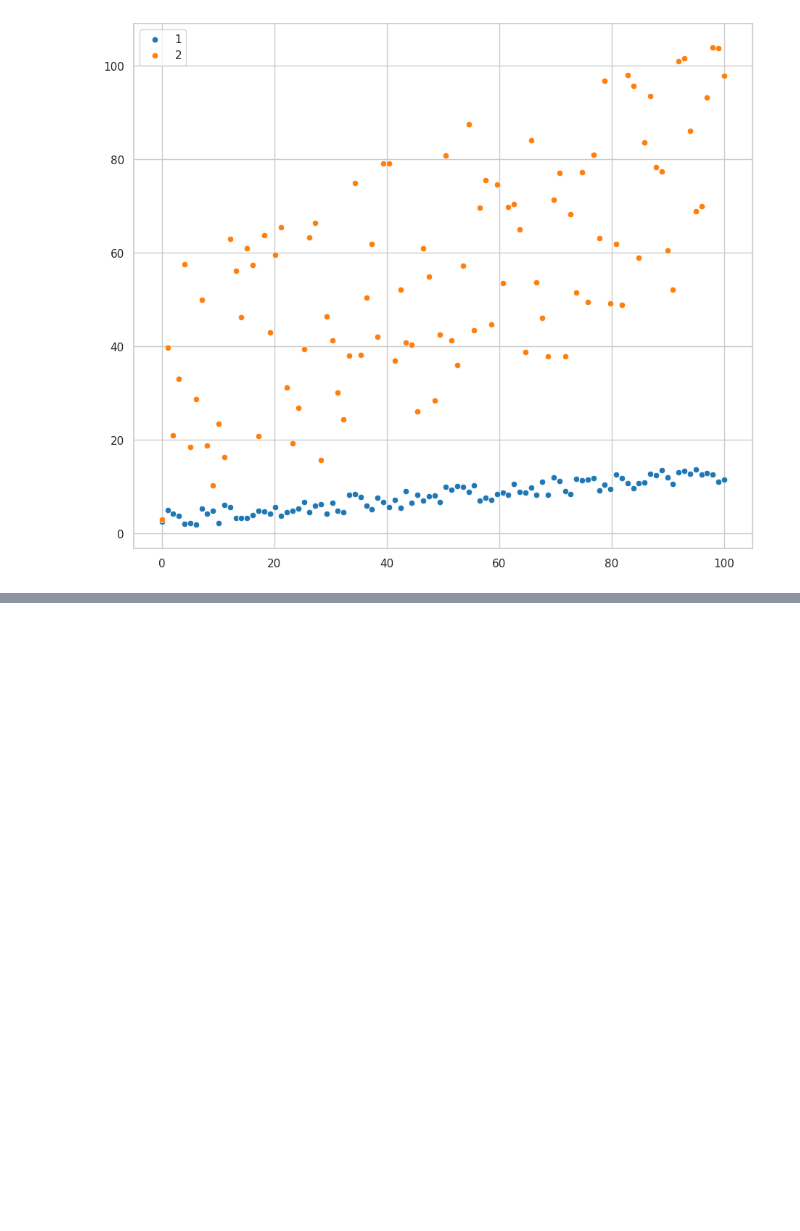
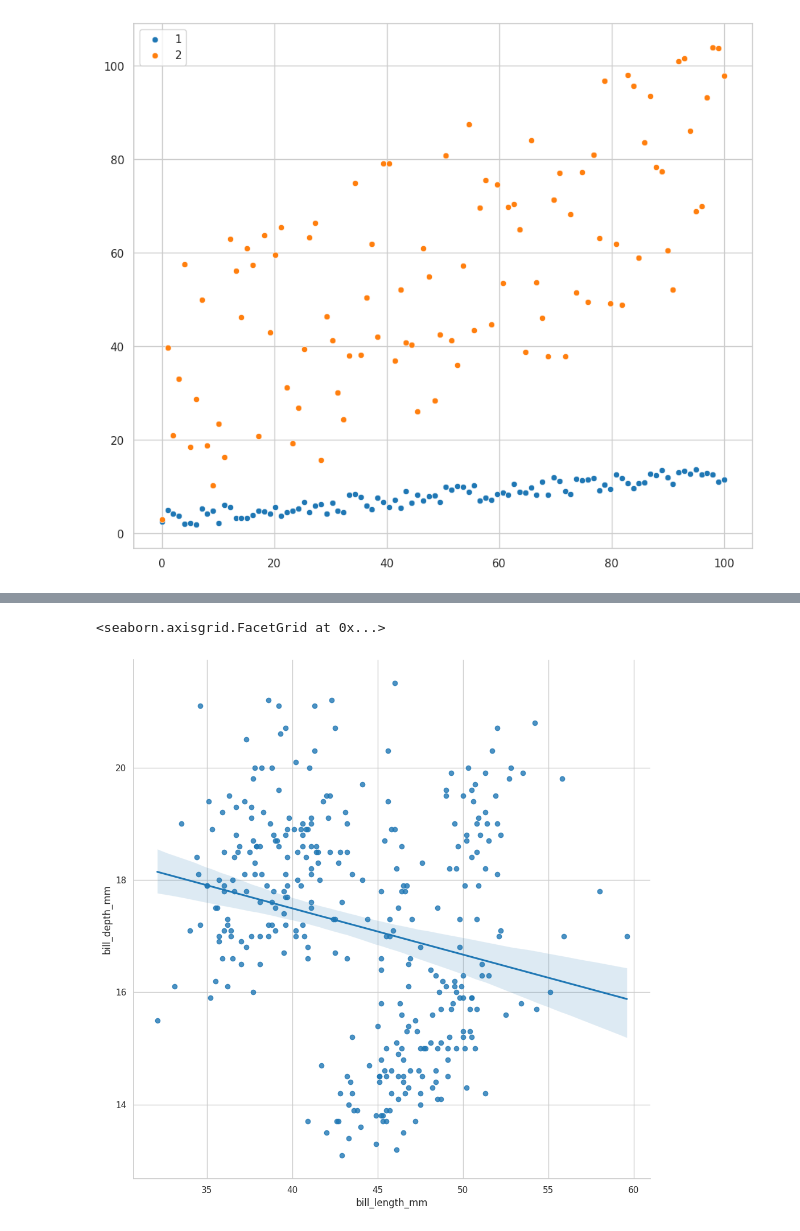
Before and after one commit to gabguagon/Py-EDA-penguins, a Jupyter notebook: penguins.ipynb, the cells around one changed output, grey strips where cells are left out. Saved outputs shown, nothing was run; the diff lists cells and outputs as text; code cells hidden in the pictures; blank space fills up the shorter version.

```diff
--- a/penguins.ipynb
+++ b/penguins.ipynb
@@ -1336,0 +1390,10 @@ print(np.corrcoef(x_2, y_2))
+# %%
+sns.lmplot(
+    data=processed_df,
+    x='bill_length_mm',
+    y='bill_depth_mm',
+    height=10
+)
+# %% [output]
+<seaborn.axisgrid.FacetGrid at 0x...>
+[figure, added]
```
Also changed, not shown: parts of 5 cells of this notebook.
